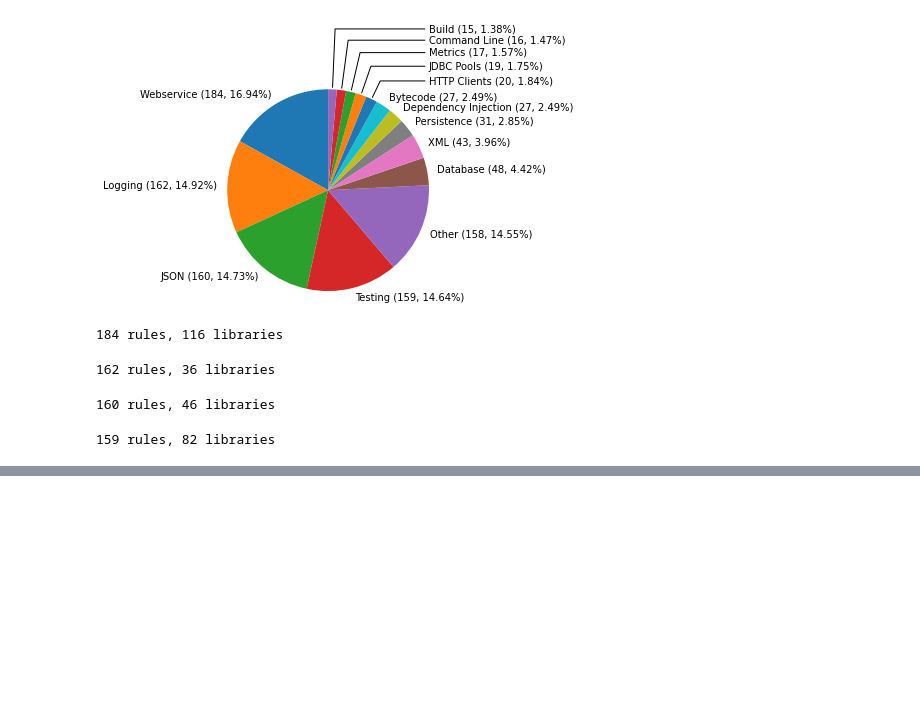
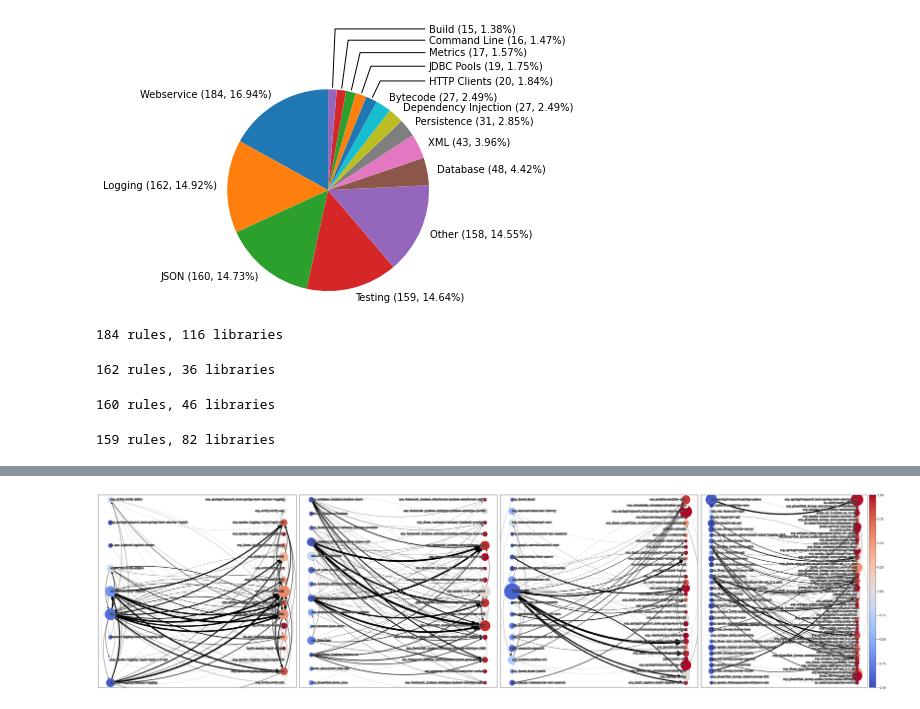
Before and after one commit to hehao98/LibraryMigration, a Jupyter notebook: plot_migrations.ipynb, the cells around one changed output, grey strips where cells are left out. Drawn from its saved outputs; the diff is of its cells as text; code cells hidden in the pictures; blank space fills up the shorter version.

```diff
--- a/plot_migrations.ipynb
+++ b/plot_migrations.ipynb
@@ -138,0 +158,64 @@ visualize_migration_graph(web_rules, "plots/graph-web.pdf", k=1)
+# %%
+def visualize_migration_graph(migration_graph, ax):
+    nodes = migration_graph.nodes()
+    edges = migration_graph.edges()
+
+    nodes_left = []
+    for node in nodes:
+        ind = migration_graph.in_degree(node, "weight")
+        outd = migration_graph.out_degree(node, "weight")
+        if ind < outd:
+            nodes_left.append(node)
+    pos = nx.bipartite_layout(migration_graph, nodes=nodes_left, aspect_ratio=0.5, scale=1, center=(0.0,0.0))
+
+    label_pos_left, label_pos_right = dict(), dict()
+    for node in nodes:
+        if node in nodes_left:
+            label_pos_left[node] = pos[node]
+        else:
+            label_pos_right[node] = pos[node]
+
+    for i, edge in enumerate(edges):
+        weight = migration_graph.edges[edge]["weight"]
+        nx.draw_networkx_edges(migration_graph, pos, edgelist=[edge], ax=ax,
+                           arrows=True, connectionstyle="arc3,rad=0.2",
+                           width=0.7*np.sqrt(weight),
+                           alpha=min(1.0,0.2*np.log2(weight)),
+                           arrowsize=int(0.3*weight) + 10,
+                           min_target_margin=migration_graph.nodes[edge[1]]["pop"] ** 0.25)
+    for i, node in enumerate(nodes):
+        ind = migration_graph.in_degree(node, "weight")
+        outd = migration_graph.out_degree(node, "weight")
+        nx.draw_networkx_nodes(migration_graph, pos, nodelist=[node], ax=ax,
+                               node_size=5*np.sqrt(migration_graph.nodes[node]["pop"]),
+                               node_color=(ind - outd) / max(1, outd, ind),
+                               cmap="coolwarm",
+                               vmin=-1.0,
+                               vmax=1.0)
+    text_items = nx.draw_networkx_labels(migration_graph, pos=label_pos_left, labels={k:k for k in label_pos_left},
+                                         ax=ax, font_size=9, font_family="monospace", font_color="white",
+                                         horizontalalignment="left")
+    text_items.update(
+        nx.draw_networkx_labels(migration_graph, pos=label_pos_right, labels={k:k for k in label_pos_right},
+                                         ax=ax, font_size=9, font_family="monospace", font_color="white",
+                                         horizontalalignment="right"))
+    for text in text_items.values():
+        text.set_path_effects([path_effects.Stroke(linewidth=2, foreground='black'),
+                       path_effects.Normal()])
+
+    xmin, xmax = min(x[0] for x in pos.values()), max(x[0] for x in pos.values())
+    ax.set_xlim(xmin - 0.07, xmax + 0.07)
+    ymin, ymax = min(x[1] for x in pos.values()), max(x[1] for x in pos.values())
+    ax.set_ylim(ymin - 0.05, ymax + 0.05)
+fig, axes = plt.subplots(1, 4, figsize=(40,10))
+visualize_migration_graph(logging_graph, ax=axes[0])
+visualize_migration_graph(json_graph, ax=axes[1])
+visualize_migration_graph(test_graph, ax=axes[2])
+visualize_migration_graph(web_graph, ax=axes[3])
+fig.colorbar(
+        matplotlib.cm.ScalarMappable(norm=matplotlib.colors.Normalize(vmin=-1.0, vmax=1.0), cmap="coolwarm"),
+        ax=axes[3], pad=0.01, aspect=30)
+fig.tight_layout()
+fig.savefig("plots/graph.pdf", bbox_inches="tight")
+# %% [output]
+[figure, added]
```
Also changed, not shown: parts of 8 cells of this notebook.
